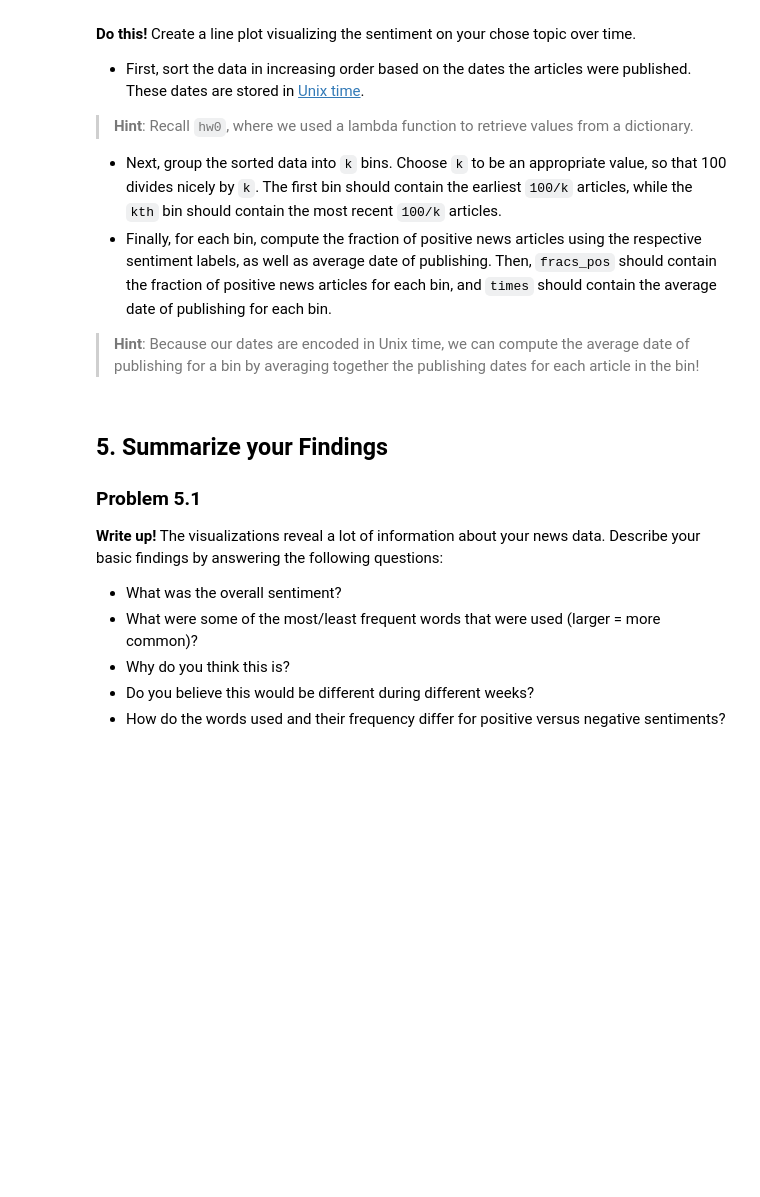
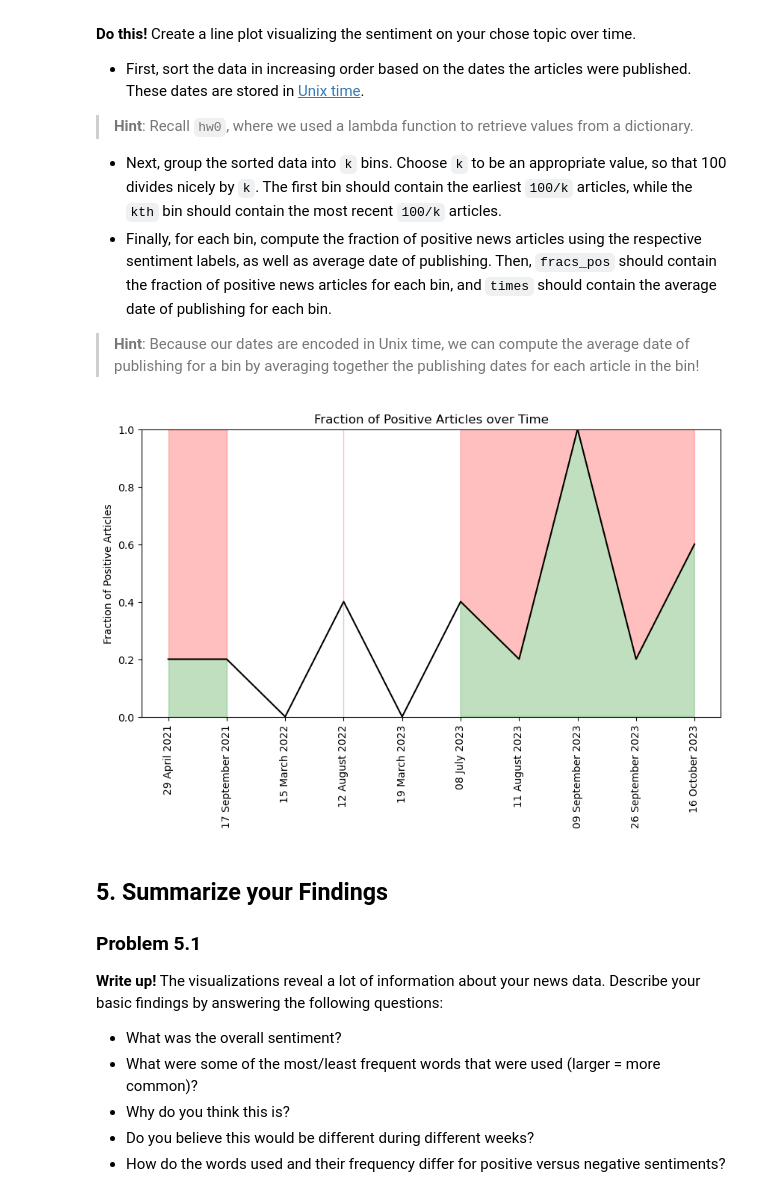
Before and after one commit to Mandar-B/SentimentTracker, a Jupyter notebook: hw5.ipynb, the cells around one changed output. Cells and saved outputs as stored; diff of their text form; code cells hidden in the pictures; blank space fills up the shorter version.

```diff
--- a/hw5.ipynb
+++ b/hw5.ipynb
@@ -128,5 +146,5 @@ grader.check("q2a")
 # %%
-my_search_term = "data science" # Replace this with your chosen search term!
+my_search_term = "Juggling" # Replace this with your chosen search term!
 # %%
 results, _ = getResults(my_search_term, 1)
 results[0]
@@ -345,21 +445,49 @@ plt.show()
 # %%
 full_data = zip(data, sentiment_labels, dates)
 
-k = ...
 
-fracs_pos = ...
-average_dates = ...
-...
+k = 10
 
+
+fracs_pos = []
+average_dates = []
+
+
+full_data = sorted(full_data, key=lambda x: x[2])
+
+
+bin_size = len(full_data) // k
+
+for i in range(k):
+    start_idx = i * bin_size
+    end_idx = (i + 1) * bin_size if i < k - 1 else len(full_data)
+    bin_data = full_data[start_idx:end_idx]
+
+
+    frac_positive = sum(sentiment for _, sentiment, _ in bin_data) / len(bin_data)
+    fracs_pos.append(frac_positive)
+
+    date_values = [float(date) for _, _, date in bin_data]
+
+
+    avg_date = np.mean(date_values)
+    average_dates.append(avg_date)
+
+average_dates = [datetime.datetime.fromtimestamp(d / 1000).strftime("%d %B %Y") for d in average_dates]
+
+
+plt.figure(figsize=(10, 5))
 plt.plot(range(k), fracs_pos, c='black')
-plt.xticks(range(k), [datetime.datetime.fromtimestamp(d/1000).strftime("%d %B %Y") for d in average_dates], rotation = 90)
+plt.xticks(range(k), average_dates, rotation=90)
 plt.ylabel('Fraction of Positive Articles')
 plt.title('Fraction of Positive Articles over Time')
 plt.ylim(0, 1)
 plt.fill_between(range(k), 1, fracs_pos, where=fracs_pos, color='red', alpha=0.25)
 plt.fill_between(range(k), 0, fracs_pos, where=fracs_pos, color='green', alpha=0.25)
 
 plt.show()
+# %% [output]
+[figure, added]
 # %% [markdown]
 <!-- END QUESTION -->
 
```
Also changed, not shown: parts of 22 cells of this notebook, 1 other file.
